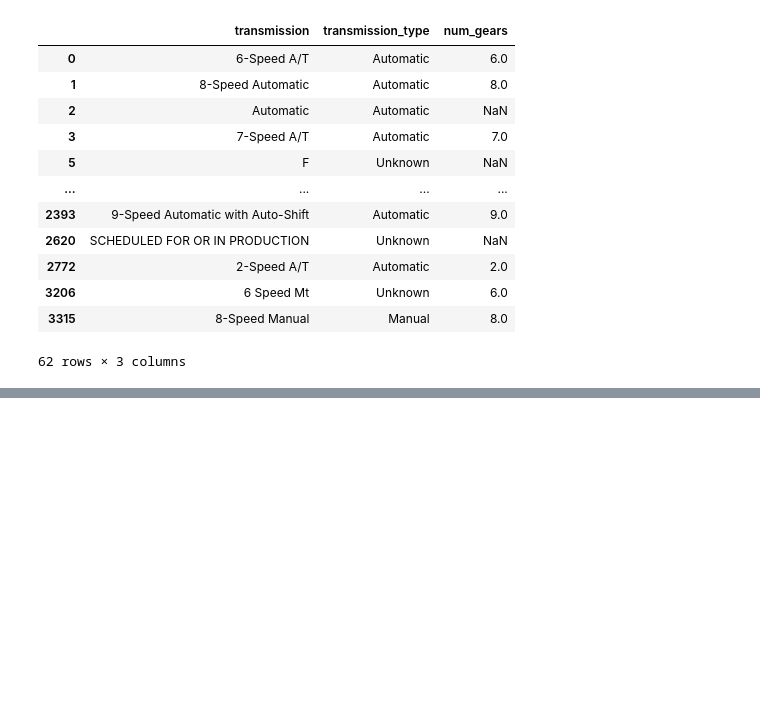
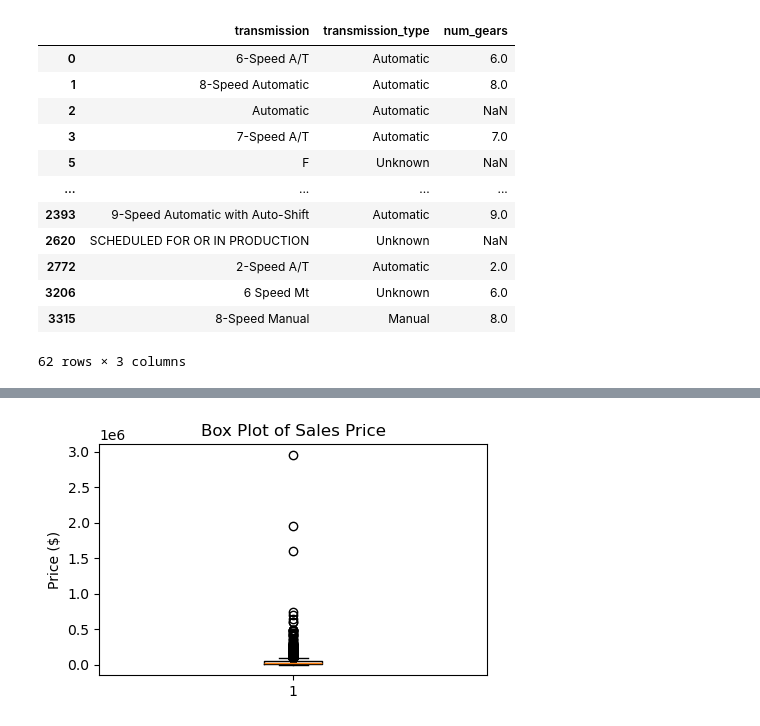
Before and after one commit to lshiyu4210/used_car_price_prediction, a Jupyter notebook: midterm.ipynb, the cells around one changed output, grey strips where cells are left out. Drawn from its saved outputs; the diff is of its cells as text; code cells hidden in the pictures; blank space fills up the shorter version.

```diff
--- a/midterm.ipynb
+++ b/midterm.ipynb
@@ -135,0 +195,9 @@ Column: num_gears, Data type: float64
+# %%
+# Boxplot of sales_price
+plt.figure(figsize=(5, 3))
+plt.boxplot(sales_price)
+plt.title('Box Plot of Sales Price')
+plt.ylabel('Price ($)')
+plt.show()
+# %% [output]
+[figure, added]
```
Also changed, not shown: parts of 14 cells of this notebook.
